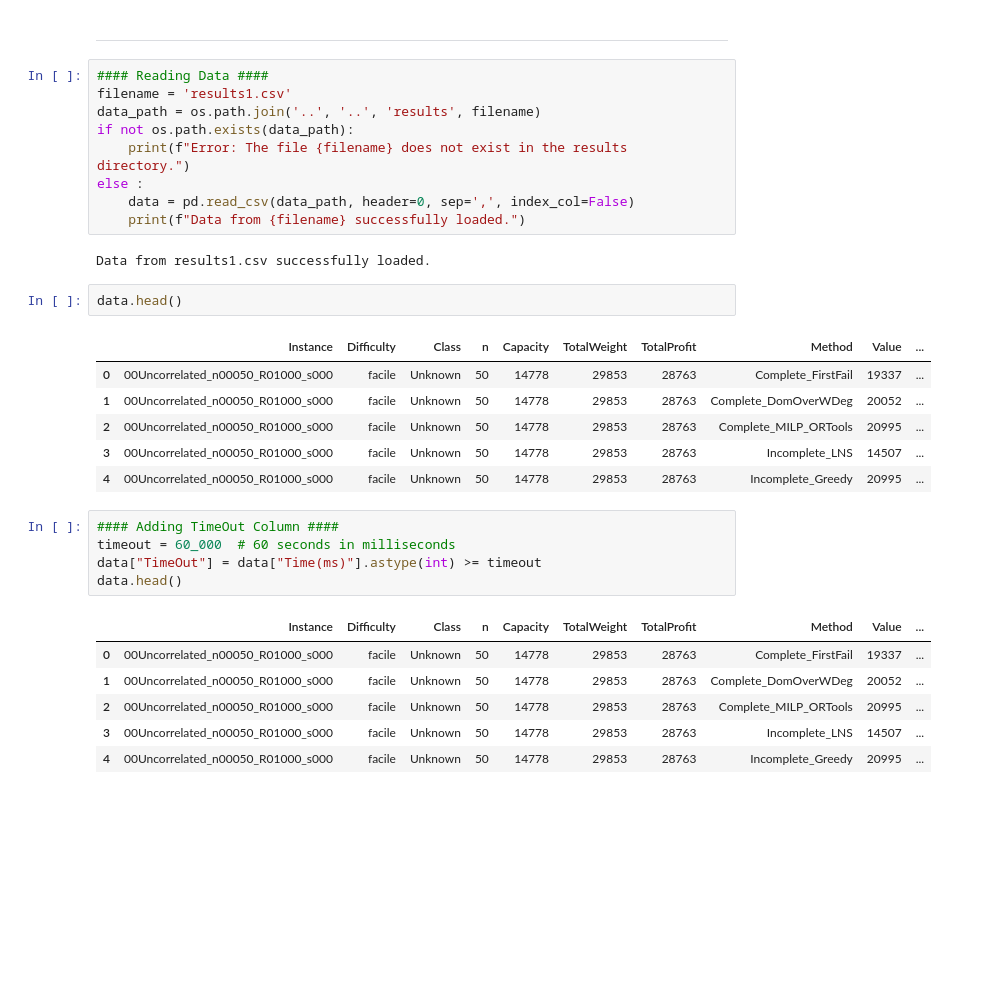
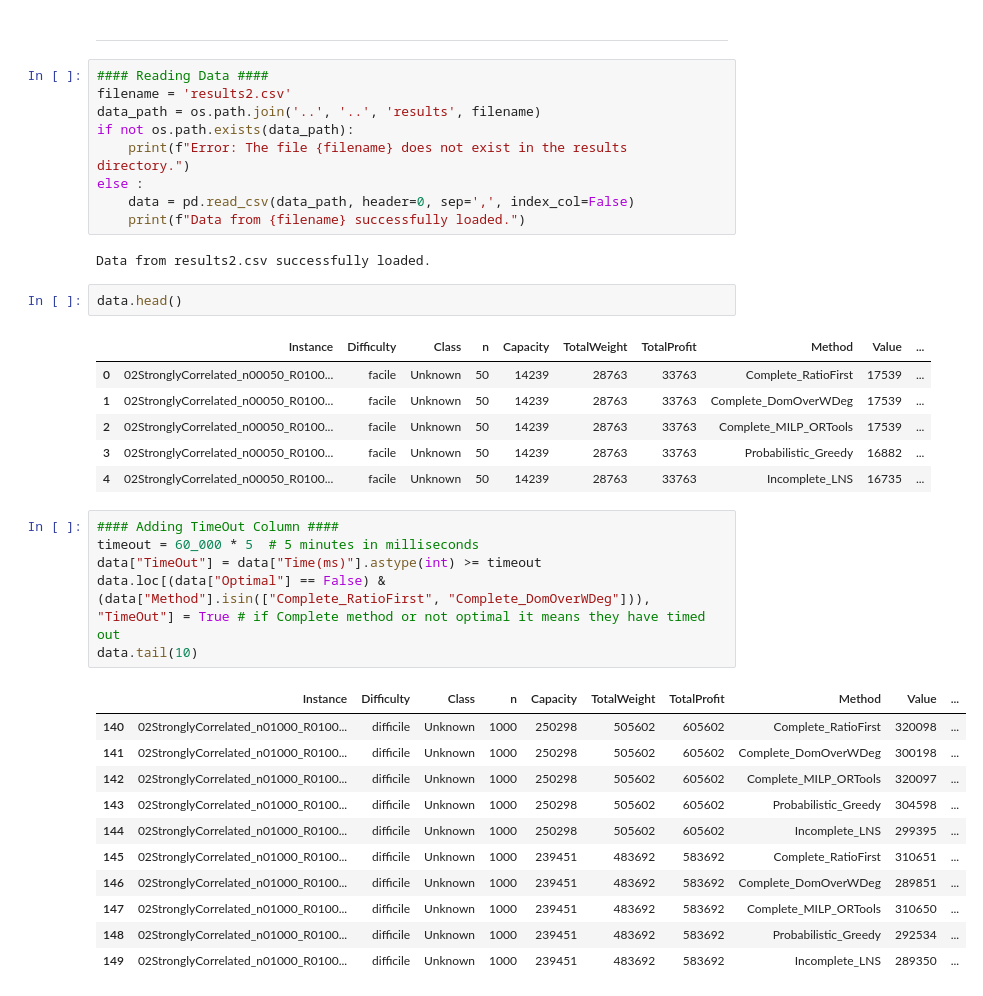
Before and after one commit to mattdlg/projet_knapsack, a Jupyter notebook: src/knapsack/result_analysis.ipynb, the cells around one changed output. Saved outputs shown, nothing was run; the diff lists cells and outputs as text; blank space fills up the shorter version.

```diff
--- a/src/knapsack/result_analysis.ipynb
+++ b/src/knapsack/result_analysis.ipynb
@@ -22,7 +22,7 @@ import seaborn as sns
 ----
 # %%
 #### Reading Data ####
-filename = 'results1.csv'
+filename = 'results2.csv'
 data_path = os.path.join('..', '..', 'results', filename)
 if not os.path.exists(data_path):
     print(f"Error: The file {filename} does not exist in the results directory.")
@@ -30,27 +30,33 @@ else :
     data = pd.read_csv(data_path, header=0, sep=',', index_col=False)
     print(f"Data from {filename} successfully loaded.")
 # %% [output]
-Data from results1.csv successfully loaded.
+Data from results2.csv successfully loaded.
 # %%
 data.head()
 # %% [output]
 |  | Instance | Difficulty | Class | n | Capacity | TotalWeight | TotalProfit | Method | Value | ... |
-| 0 | 00Uncorrelated_n00050_R01000_s000 | facile | Unknown | 50 | 14778 | 29853 | 28763 | Complete_FirstFail | 19337 | ... |
-| 1 | 00Uncorrelated_n00050_R01000_s000 | facile | Unknown | 50 | 14778 | 29853 | 28763 | Complete_DomOverWDeg | 20052 | ... |
-| 2 | 00Uncorrelated_n00050_R01000_s000 | facile | Unknown | 50 | 14778 | 29853 | 28763 | Complete_MILP_ORTools | 20995 | ... |
-| 3 | 00Uncorrelated_n00050_R01000_s000 | facile | Unknown | 50 | 14778 | 29853 | 28763 | Incomplete_LNS | 14507 | ... |
-| 4 | 00Uncorrelated_n00050_R01000_s000 | facile | Unknown | 50 | 14778 | 29853 | 28763 | Incomplete_Greedy | 20995 | ... |
+| 0 | 02StronglyCorrelated_n00050_R0100... | facile | Unknown | 50 | 14239 | 28763 | 33763 | Complete_RatioFirst | 17539 | ... |
+| 1 | 02StronglyCorrelated_n00050_R0100... | facile | Unknown | 50 | 14239 | 28763 | 33763 | Complete_DomOverWDeg | 17539 | ... |
+| 2 | 02StronglyCorrelated_n00050_R0100... | facile | Unknown | 50 | 14239 | 28763 | 33763 | Complete_MILP_ORTools | 17539 | ... |
+| 3 | 02StronglyCorrelated_n00050_R0100... | facile | Unknown | 50 | 14239 | 28763 | 33763 | Probabilistic_Greedy | 16882 | ... |
+| 4 | 02StronglyCorrelated_n00050_R0100... | facile | Unknown | 50 | 14239 | 28763 | 33763 | Incomplete_LNS | 16735 | ... |
 # %%
 #### Adding TimeOut Column ####
-timeout = 60_000  # 60 seconds in milliseconds
+timeout = 60_000 * 5  # 5 minutes in milliseconds
 data["TimeOut"] = data["Time(ms)"].astype(int) >= timeout
-data.head()
+data.loc[(data["Optimal"] == False) & (data["Method"].isin(["Complete_RatioFirst", "Complete_DomOverWDeg"])), "TimeOut"] = True # if Complete method or not optimal it means they have timed out
+data.tail(10)
 # %% [output]
 |  | Instance | Difficulty | Class | n | Capacity | TotalWeight | TotalProfit | Method | Value | ... |
-| 0 | 00Uncorrelated_n00050_R01000_s000 | facile | Unknown | 50 | 14778 | 29853 | 28763 | Complete_FirstFail | 19337 | ... |
-| 1 | 00Uncorrelated_n00050_R01000_s000 | facile | Unknown | 50 | 14778 | 29853 | 28763 | Complete_DomOverWDeg | 20052 | ... |
-| 2 | 00Uncorrelated_n00050_R01000_s000 | facile | Unknown | 50 | 14778 | 29853 | 28763 | Complete_MILP_ORTools | 20995 | ... |
-| 3 | 00Uncorrelated_n00050_R01000_s000 | facile | Unknown | 50 | 14778 | 29853 | 28763 | Incomplete_LNS | 14507 | ... |
-| 4 | 00Uncorrelated_n00050_R01000_s000 | facile | Unknown | 50 | 14778 | 29853 | 28763 | Incomplete_Greedy | 20995 | ... |
+| 140 | 02StronglyCorrelated_n01000_R0100... | difficile | Unknown | 1000 | 250298 | 505602 | 605602 | Complete_RatioFirst | 320098 | ... |
+| 141 | 02StronglyCorrelated_n01000_R0100... | difficile | Unknown | 1000 | 250298 | 505602 | 605602 | Complete_DomOverWDeg | 300198 | ... |
+| 142 | 02StronglyCorrelated_n01000_R0100... | difficile | Unknown | 1000 | 250298 | 505602 | 605602 | Complete_MILP_ORTools | 320097 | ... |
+| 143 | 02StronglyCorrelated_n01000_R0100... | difficile | Unknown | 1000 | 250298 | 505602 | 605602 | Probabilistic_Greedy | 304598 | ... |
+| 144 | 02StronglyCorrelated_n01000_R0100... | difficile | Unknown | 1000 | 250298 | 505602 | 605602 | Incomplete_LNS | 299395 | ... |
+| 145 | 02StronglyCorrelated_n01000_R0100... | difficile | Unknown | 1000 | 239451 | 483692 | 583692 | Complete_RatioFirst | 310651 | ... |
+| 146 | 02StronglyCorrelated_n01000_R0100... | difficile | Unknown | 1000 | 239451 | 483692 | 583692 | Complete_DomOverWDeg | 289851 | ... |
+| 147 | 02StronglyCorrelated_n01000_R0100... | difficile | Unknown | 1000 | 239451 | 483692 | 583692 | Complete_MILP_ORTools | 310650 | ... |
+| 148 | 02StronglyCorrelated_n01000_R0100... | difficile | Unknown | 1000 | 239451 | 483692 | 583692 | Probabilistic_Greedy | 292534 | ... |
+| 149 | 02StronglyCorrelated_n01000_R0100... | difficile | Unknown | 1000 | 239451 | 483692 | 583692 | Incomplete_LNS | 289350 | ... |
 # %%
 #### Testing if incomplete methods give near optimal solutions ####
```
Also changed, not shown: parts of 21 cells of this notebook, 3 other files.
